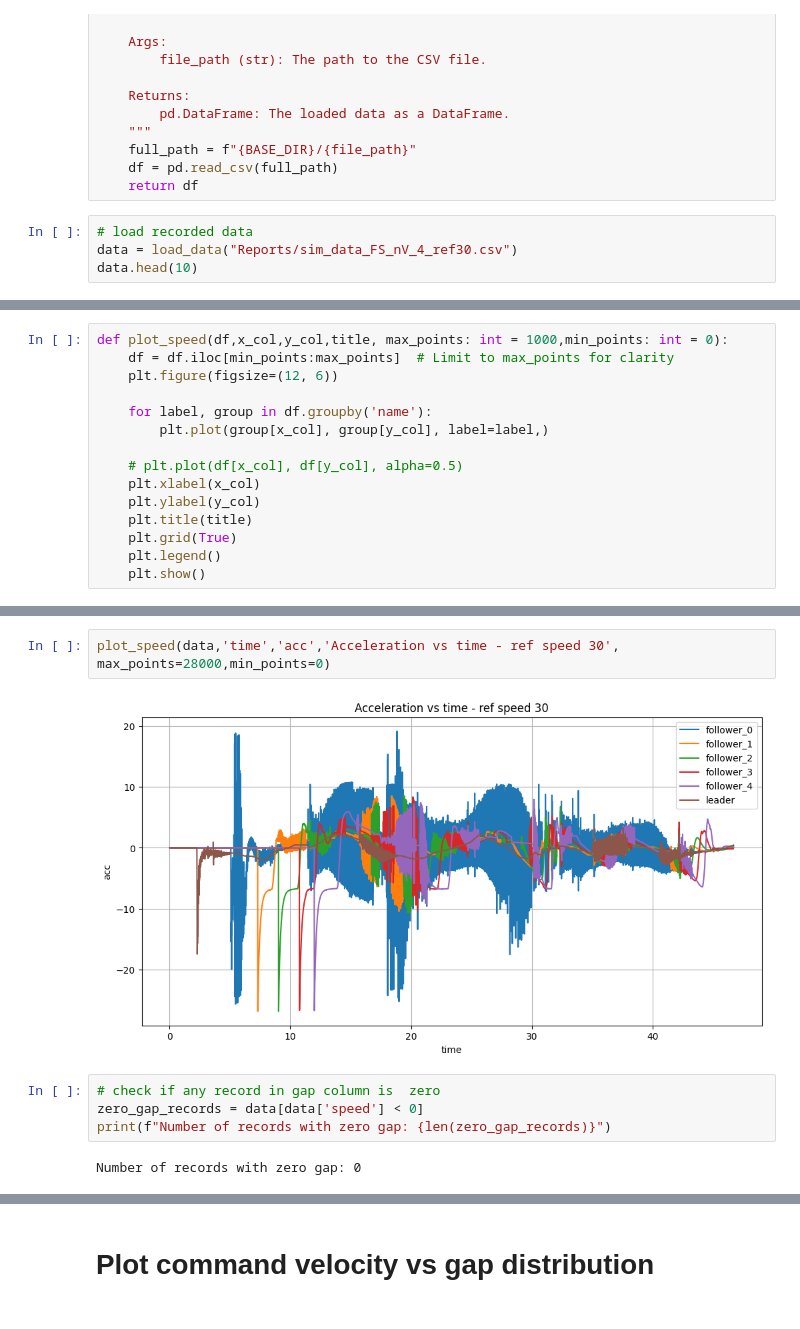
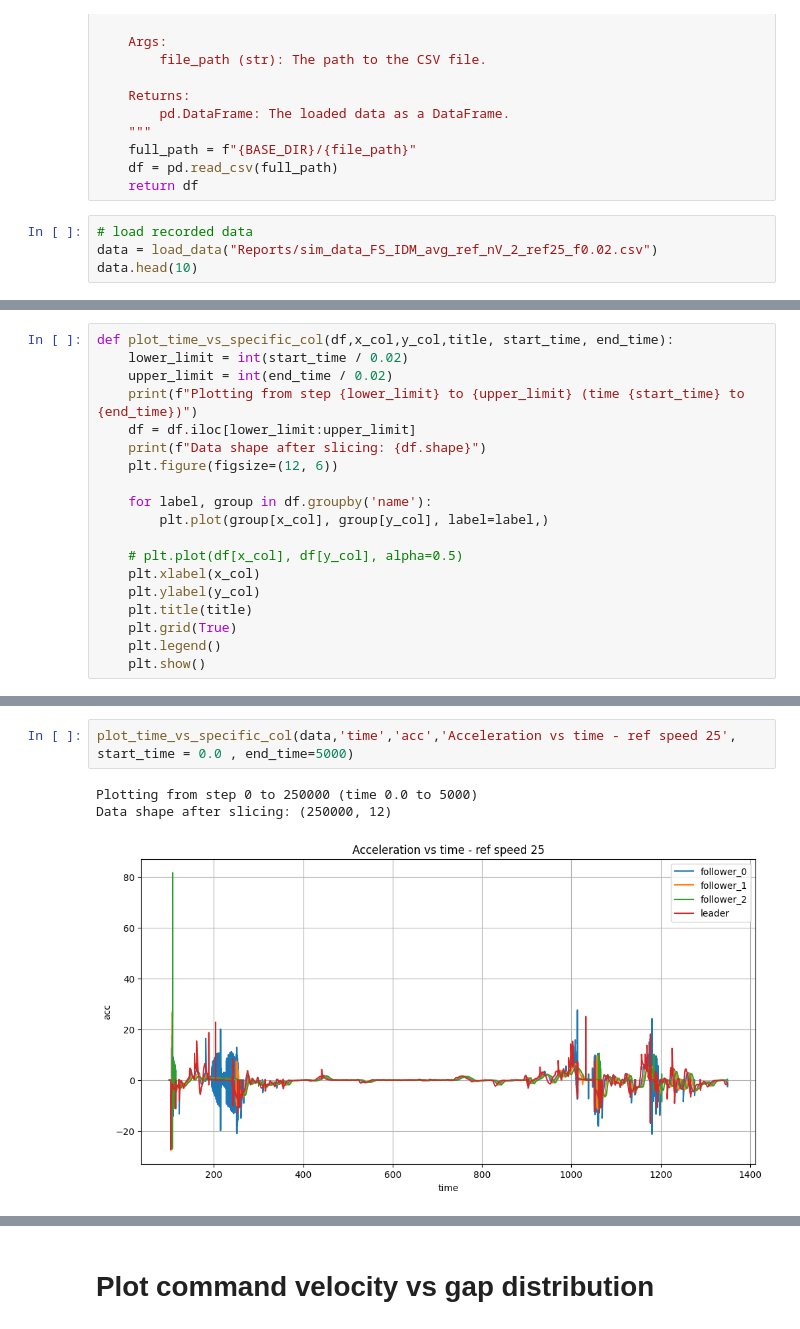
Before and after one commit to shihabict/carla_simulation, a Jupyter notebook: research/analysis_recorded_data.ipynb, the cells around one changed output, grey strips where cells are left out. Cells and saved outputs as stored; diff of their text form.

Commit message:
Update plot function

```diff
--- a/research/analysis_recorded_data.ipynb
+++ b/research/analysis_recorded_data.ipynb
@@ -24,7 +24,7 @@ def load_data(file_path: str) -> pd.DataFrame:
     return df
 # %%
 # load recorded data
-data = load_data("Reports/sim_data_FS_nV_4_ref30.csv")
+data = load_data("Reports/sim_data_FS_IDM_avg_ref_nV_2_ref25_f0.02.csv")
 data.head(10)
 # %% [output]
 |  | time | name | x | y | z | speed | acc | gap | command_velocity | ... |
@@ -41,6 +45,10 @@ data.head(10)
 # %%
-def plot_speed(df,x_col,y_col,title, max_points: int = 1000,min_points: int = 0):
-    df = df.iloc[min_points:max_points]  # Limit to max_points for clarity
+def plot_time_vs_specific_col(df,x_col,y_col,title, start_time, end_time):
+    lower_limit = int(start_time / 0.02)
+    upper_limit = int(end_time / 0.02)
+    print(f"Plotting from step {lower_limit} to {upper_limit} (time {start_time} to {end_time})")
+    df = df.iloc[lower_limit:upper_limit]
+    print(f"Data shape after slicing: {df.shape}")
     plt.figure(figsize=(12, 6))
 
     for label, group in df.groupby('name'):
@@ -60,10 +70,6 @@ plot_speed(data,'time','speed','Speed vs time - ref speed 30', max_points=28000,
 # %%
-plot_speed(data,'time','acc','Acceleration vs time - ref speed 30', max_points=28000,min_points=0)
+plot_time_vs_specific_col(data,'time','acc','Acceleration vs time - ref speed 25', start_time = 0.0 , end_time=5000)
 # %% [output]
+Plotting from step 0 to 250000 (time 0.0 to 5000)
+Data shape after slicing: (250000, 12)
-[figure, old version]
+[figure, new version]
-# %%
-# check if any record in gap column is  zero
-zero_gap_records = data[data['speed'] < 0]
-print(f"Number of records with zero gap: {len(zero_gap_records)}")
-# %% [output]
-Number of records with zero gap: 0
```
Also changed, not shown: parts of 27 cells of this notebook.
